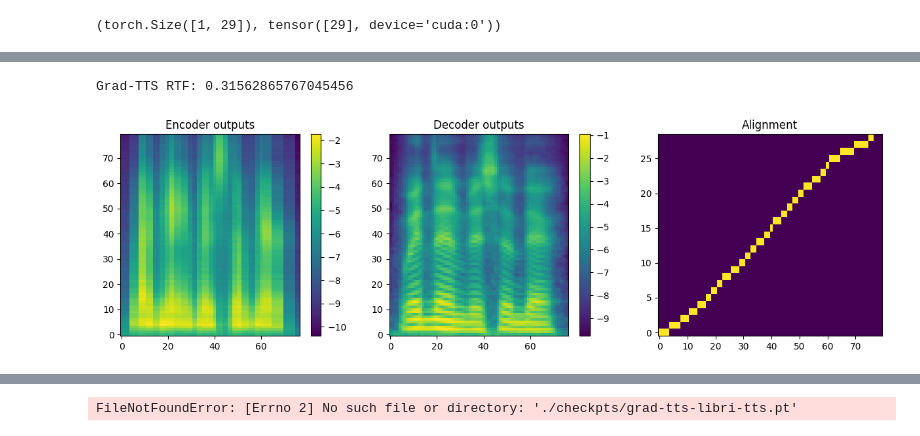
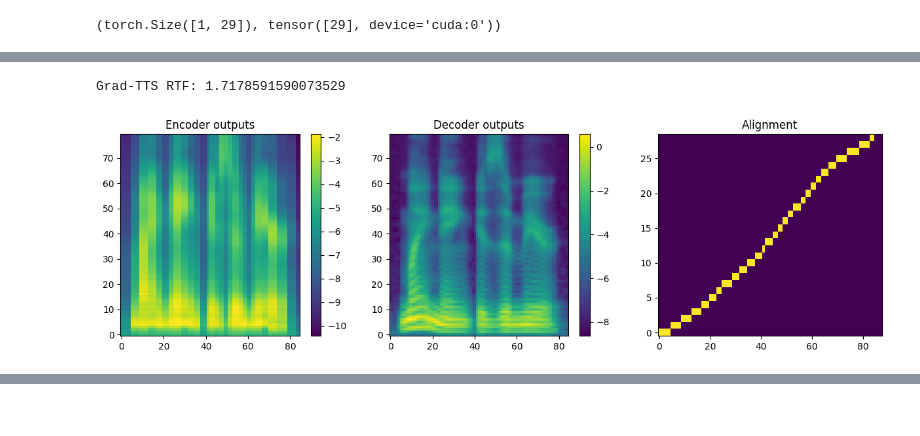
Before and after one commit to n-bor1sov/voice-cloning, a Jupyter notebook: voice_cloning/Grad-TTS/inference.ipynb, the cells around one changed output, grey strips where cells are left out. Saved outputs shown, nothing was run; the diff lists cells and outputs as text; code cells hidden in the pictures.

```diff
--- a/voice_cloning/Grad-TTS/inference.ipynb
+++ b/voice_cloning/Grad-TTS/inference.ipynb
@@ -50,7 +50,7 @@ generator = GradTTS(len(symbols)+1, N_SPKS, params.spk_emb_dim,
                     params.enc_kernel, params.enc_dropout, params.window_size,
                     params.n_feats, params.dec_dim, params.beta_min, params.beta_max,
                     pe_scale=1000)  # pe_scale=1 for `grad-tts-old.pt`
-generator.load_state_dict(torch.load('/repo/voice-cloning/voice_cloning/Grad-TTS/logs/new_exp/spk_2_grad_2.pt', map_location=lambda loc, storage: loc))
+generator.load_state_dict(torch.load('/repo/voice-cloning/voice_cloning/Grad-TTS/logs/text_encoder_2/gradtts_23.pt', map_location=lambda loc, storage: loc))
 _ = generator.cuda().eval()
 print(f'Number of parameters: {generator.nparams}')
 
@@ -78,4 +78,4 @@ x.shape, x_lengths
 # %%
 spk_embeds_path = params.spk_embeds_path
 spks = torch.load(spk_embeds_path)
-spks
+spks_keys = list(spks.keys())
@@ -100,45 +82,29 @@ spks
 # %%
 t = dt.datetime.now()
 y_enc, y_dec, attn = generator.forward(x, x_lengths, n_timesteps=50, temperature=1.3,
-                                       stoc=False, spk=spks['./text_encoder_dataset/LibriTTS/train-clean-100/254/12312/254_12312_000004_000011.wav'].cuda(),
+                                       stoc=False, spk=spks[spks_keys[4]].cuda(),
                                        length_scale=0.91)
 t = (dt.datetime.now() - t).total_seconds()
 print(f'Grad-TTS RTF: {t * 22050 / (y_dec.shape[-1] * 256)}')
 
 plt.figure(figsize=(15, 4))
 plt.subplot(1, 3, 1)
 plt.title('Encoder outputs')
 plt.imshow(y_enc.cpu().squeeze(), aspect='auto', origin='lower')
 plt.colorbar()
 plt.subplot(1, 3, 2)
 plt.title('Decoder outputs')
 plt.imshow(y_dec.cpu().squeeze(), aspect='auto', origin='lower')
 plt.colorbar()
 plt.subplot(1, 3, 3)
 plt.title('Alignment')
 plt.imshow(attn.cpu().squeeze(), aspect='auto', origin='lower');
 # %% [output]
-Grad-TTS RTF: 0.31562865767045456
+Grad-TTS RTF: 1.7178591590073529
-[figure, old version]
+[figure, new version]
 # %%
 with torch.no_grad():
     audio = hifigan.forward(y_dec).cpu().squeeze().clamp(-1, 1)
 ipd.display(ipd.Audio(audio, rate=22050))
 # %% [output]
 [interactive output not drawn]
-# %%
-from model.text_encoder import TextEncoder
-gen2 = GradTTS(len(symbols)+1, N_SPKS, params.spk_emb_dim,
-                    params.n_enc_channels, params.filter_channels,
-                    params.filter_channels_dp, params.n_heads, params.n_enc_layers,
-                    params.enc_kernel, params.enc_dropout, params.window_size,
-                    params.n_feats, params.dec_dim, params.beta_min, params.beta_max,
-                    pe_scale=1000)
-gen2.load_state_dict(torch.load('./checkpts/grad-tts-libri-tts.pt', map_location=lambda loc, storage: loc))
-
-gen2.encoder = TextEncoder(gen2.n_vocab, gen2.n_feats, gen2.n_enc_channels,
-                           gen2.filter_channels, gen2.filter_channels_dp, gen2.n_heads,
-                           gen2.n_enc_layers, gen2.enc_kernel, gen2.enc_dropout, gen2.window_size)
-torch.save(gen2.state_dict(), './checkpts/trained_decoder.pt')
-# %% [output]
-FileNotFoundError: [Errno 2] No such file or directory: './checkpts/grad-tts-libri-tts.pt'
```
Also changed, not shown: parts of 1 cell of this notebook, 7 other files.
